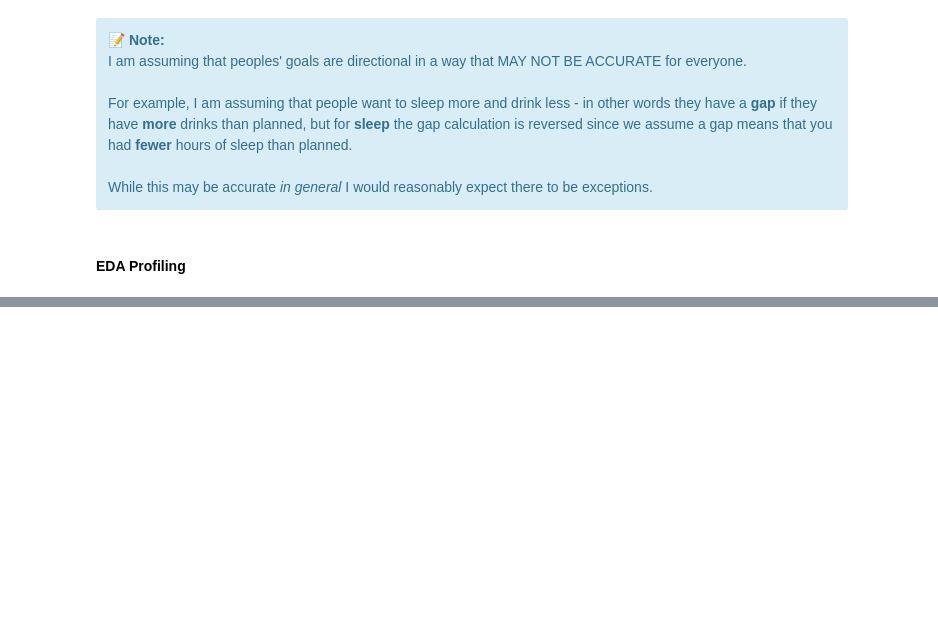
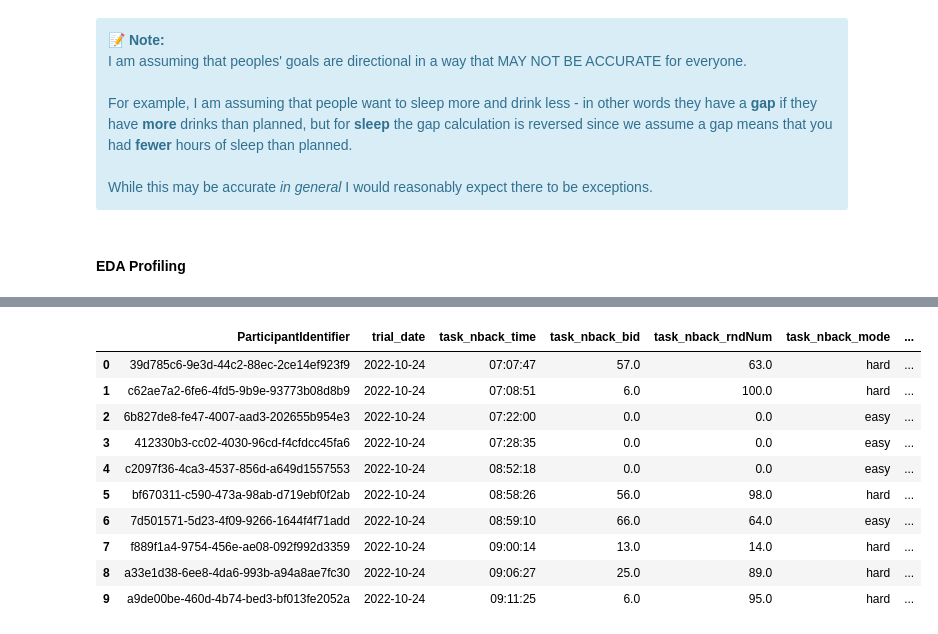
Before and after one commit to danieljwilson/3_3_experience_sampling, a Jupyter notebook: 3_3_3_data_analysis/01_data munge/01_1_process_data.ipynb, the cells around one changed output, grey strips where cells are left out. Drawn from its saved outputs; the diff is of its cells as text; code cells hidden in the pictures; blank space fills up the shorter version.

Commit message:
Updated nback data processing

```diff
--- a/3_3_3_data_analysis/01_data munge/01_1_process_data.ipynb
+++ b/3_3_3_data_analysis/01_data munge/01_1_process_data.ipynb
@@ -428,0 +496,43 @@ profile.to_file(eda_reports_path + "daily_reports.html")
+# %%
+nback_df = nback_df.drop(['ResultIdentifier', 'Answers', 'EndDate', 'datetime'], axis=1)
+nback_df = nback_df.rename(columns={"time": "task_nback_time"})
+# %%
+truePos = nback_df.task_nback_matched
+trueNeg = nback_df.task_nback_trialCount - nback_df.task_nback_matched - nback_df.task_nback_missed - nback_df.task_nback_falseAlarm
+falsePos = nback_df.task_nback_falseAlarm
+falseNeg = nback_df.task_nback_missed
+
+# proportion of correct classifications in total predictions made
+nback_df['task_nback_accuracy'] = (truePos + trueNeg) / (truePos + trueNeg + falsePos + falseNeg)
+# positive predictive value (hit rate)
+nback_df['task_nback_precision'] = truePos / (truePos + falsePos)
+# true positive rate (sensitivity)
+nback_df['task_nback_recall'] = truePos / (truePos + falseNeg)
+# true negative rate (false_alarm_rate)
+nback_df['task_nback_specificity'] = trueNeg / (trueNeg + falsePos)
+# Proportion of times the participant incorrectly indicates an n-back match when there wasn't one.
+nback_df['task_nback_falseAlarmRate'] = falsePos / (trueNeg + falsePos)
+# Harmonic mean of precision and recall, giving a balance between the two
+nback_df['task_nback_F1'] = 2 * ((nback_df['task_nback_precision'] * nback_df['task_nback_recall'])/(nback_df['task_nback_precision'] + nback_df['task_nback_recall']))
+# Matthews Correlation Coefficient (MCC):
+# It takes into account true and false positives and negatives and is generally regarded as a balanced measure which can be used even if the classes are of very different sizes.
+nback_df['task_nback_MCC'] = ((truePos * trueNeg) - (falsePos * falseNeg)) / (np.sqrt((truePos + falsePos)*(truePos + falseNeg) * (trueNeg + falsePos) * (trueNeg + falseNeg)))
+# %%
+# metric from signal detection theory
+# indicates the participant's response bias.
+# A positive value indicates a bias toward saying "no" (conservative)
+# A negative value indicates a bias toward saying "yes" (liberal).
+
+from scipy.stats import norm
+
+def calculate_criterion(hit_rate, false_alarm_rate):
+    # Calculate the Z scores for the hit rate and false alarm rate
+    z_hit = norm.ppf(hit_rate)
+    z_fa = norm.ppf(false_alarm_rate)
+
+    # Calculate the criterion C
+    C = -0.5 * (z_hit + z_fa)
+
+    return C
+
+nback_df['task_nback_bias'] = calculate_criterion(nback_df['task_nback_precision'], nback_df['task_nback_falseAlarmRate'])
@@ -428,0 +587,14 @@ profile.to_file(eda_reports_path + "daily_reports.html")
+# %%
+nback_df.head(10)
+# %% [output]
+|  | ParticipantIdentifier | trial_date | task_nback_time | task_nback_bid | task_nback_rndNum | task_nback_mode | ... |
+| 0 | 39d785c6-9e3d-44c2-88ec-2ce14ef923f9 | 2022-10-24 | 07:07:47 | 57.0 | 63.0 | hard | ... |
+| 1 | c62ae7a2-6fe6-4fd5-9b9e-93773b08d8b9 | 2022-10-24 | 07:08:51 | 6.0 | 100.0 | hard | ... |
+| 2 | 6b827de8-fe47-4007-aad3-202655b954e3 | 2022-10-24 | 07:22:00 | 0.0 | 0.0 | easy | ... |
+| 3 | 412330b3-cc02-4030-96cd-f4cfdcc45fa6 | 2022-10-24 | 07:28:35 | 0.0 | 0.0 | easy | ... |
+| 4 | c2097f36-4ca3-4537-856d-a649d1557553 | 2022-10-24 | 08:52:18 | 0.0 | 0.0 | easy | ... |
+| 5 | bf670311-c590-473a-98ab-d719ebf0f2ab | 2022-10-24 | 08:58:26 | 56.0 | 98.0 | hard | ... |
+| 6 | 7d501571-5d23-4f09-9266-1644f4f71add | 2022-10-24 | 08:59:10 | 66.0 | 64.0 | easy | ... |
+| 7 | f889f1a4-9754-456e-ae08-092f992d3359 | 2022-10-24 | 09:00:14 | 13.0 | 14.0 | hard | ... |
+| 8 | a33e1d38-6ee8-4da6-993b-a94a8ae7fc30 | 2022-10-24 | 09:06:27 | 25.0 | 89.0 | hard | ... |
+| 9 | a9de00be-460d-4b74-bed3-bf013fe2052a | 2022-10-24 | 09:11:25 | 6.0 | 95.0 | hard | ... |
```
Also changed, not shown: parts of 17 cells of this notebook.
